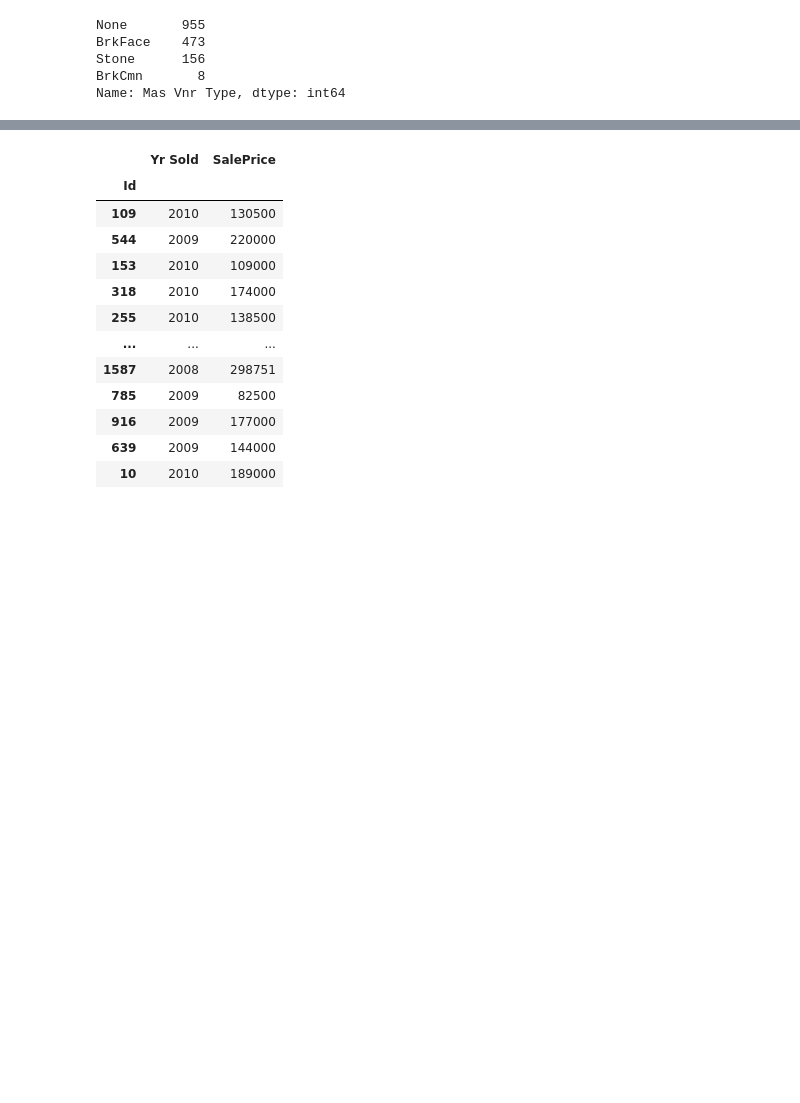
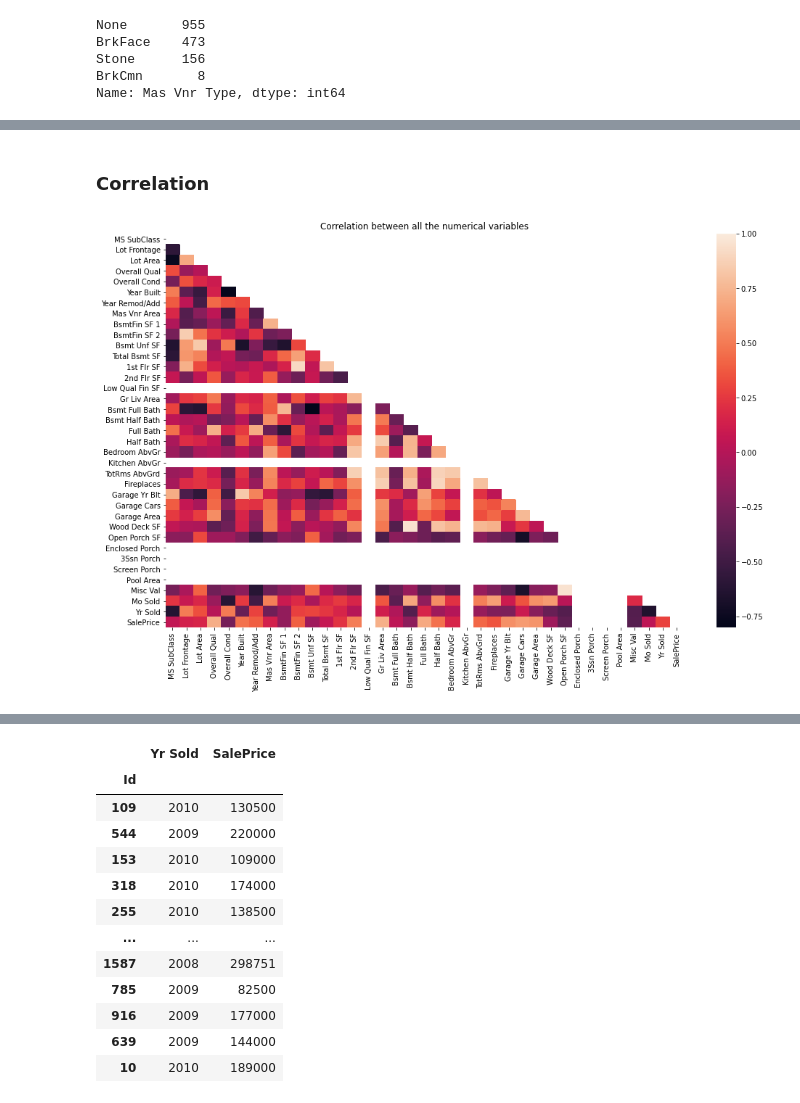
Before and after one commit to Ethkoh/GA_DSI_Projects, a Jupyter notebook: project_2/code/Project_2_Ames_Housing.ipynb, the cells around one changed output, grey strips where cells are left out. Drawn from its saved outputs; the diff is of its cells as text; code cells hidden in the pictures; blank space fills up the shorter version.

```diff
--- a/project_2/code/Project_2_Ames_Housing.ipynb
+++ b/project_2/code/Project_2_Ames_Housing.ipynb
@@ -315,0 +521,13 @@ Missing values actions to take:<br/>
+# %% [markdown]
+### Correlation
+# %%
+# Establish size of figure.
+plt.figure(figsize=(16,10))
+
+# Set up mask to be "True" in the upper triangle.
+mask = np.zeros_like(housing.corr())
+mask[np.triu_indices_from(mask)] = True
+
+sns.heatmap(housing[1:10].corr(), mask=mask).set(title="Correlation between all the numerical variables");
+# %% [output]
+[figure, added]
```
Also changed, not shown: parts of 51 cells of this notebook.
